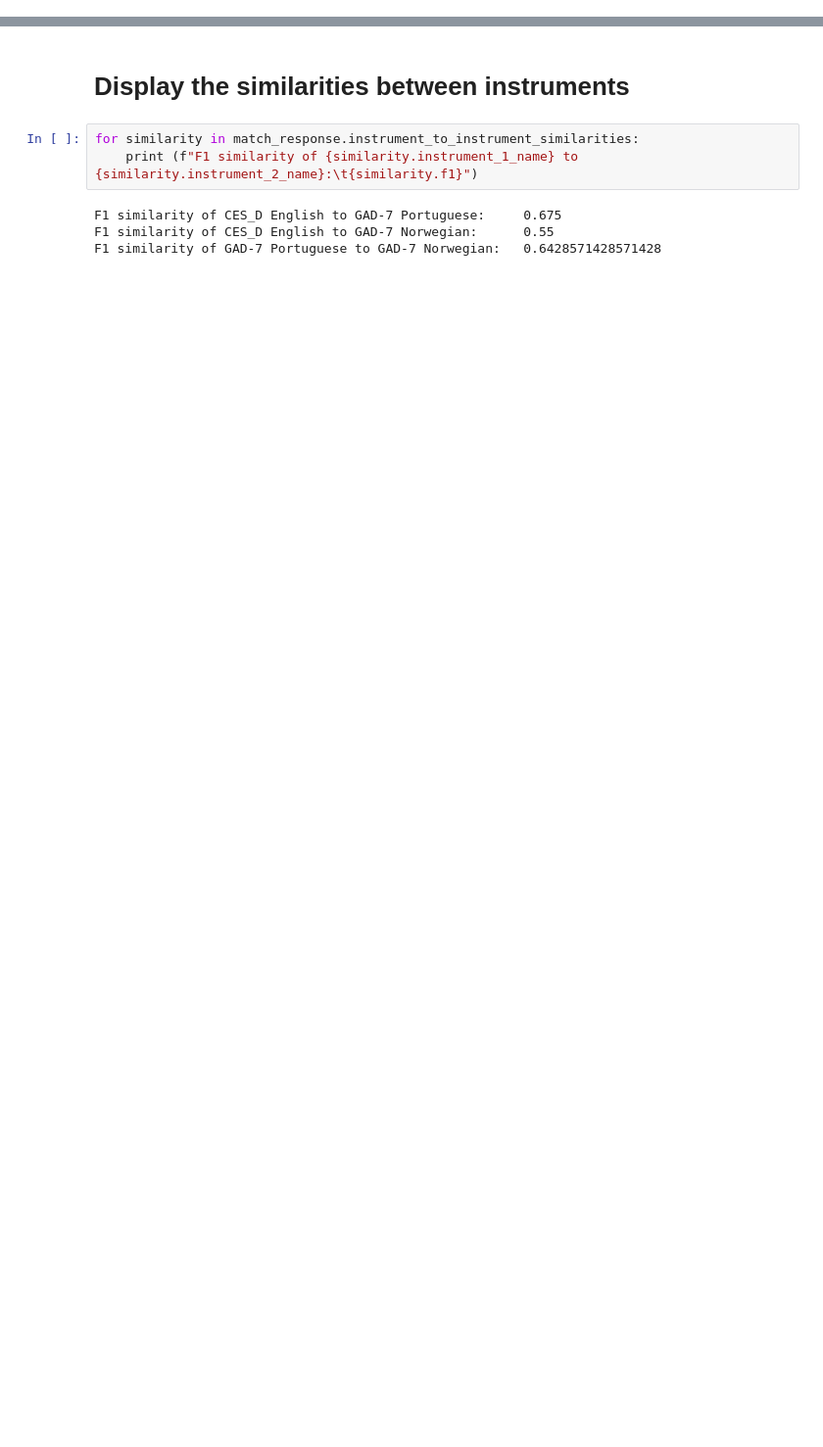
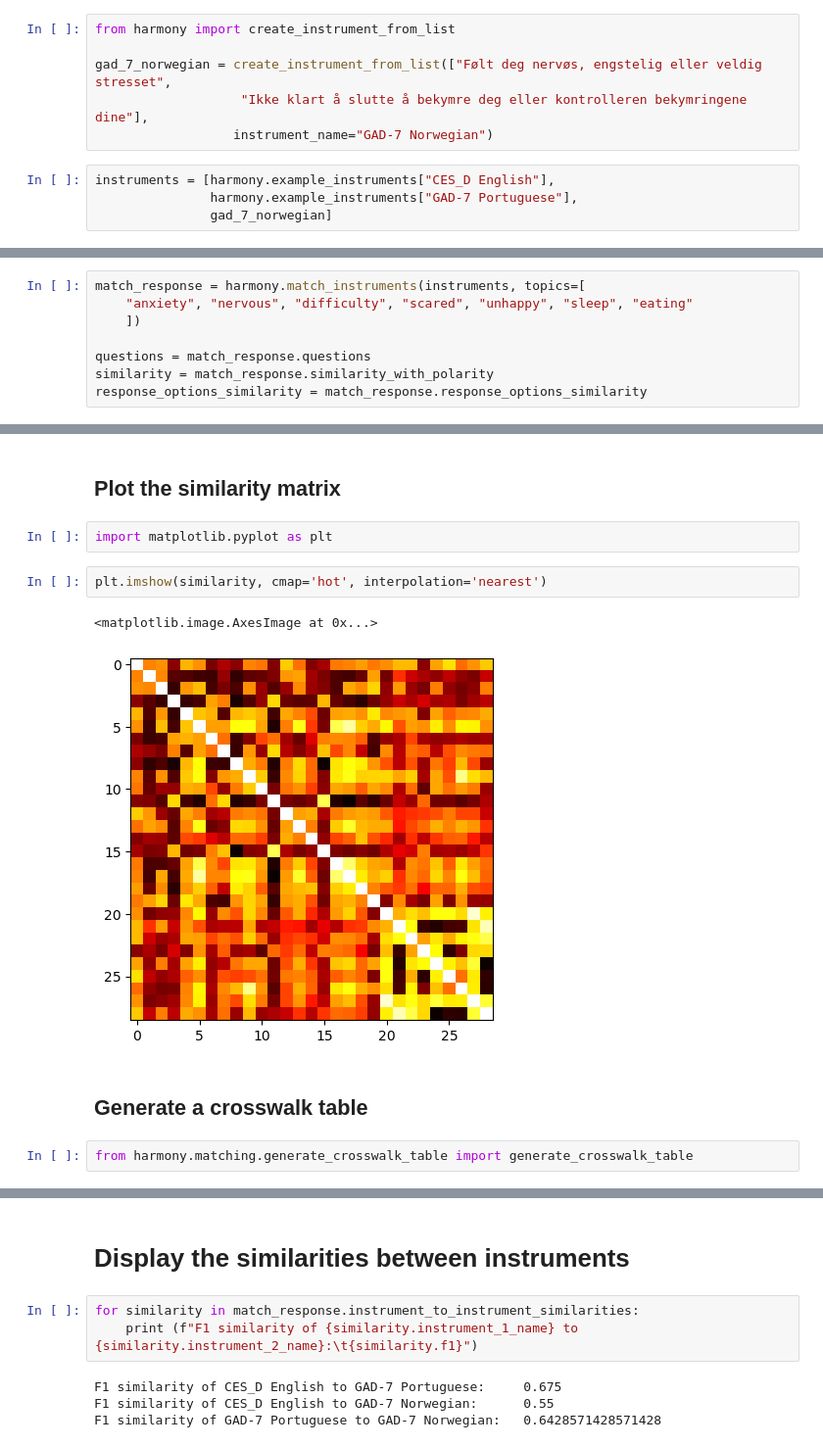
Before and after one commit to harmonydata/harmony, a Jupyter notebook: Harmony_example_walkthrough.ipynb, the cells around one changed output, grey strips where cells are left out. Shown at 98% size. Saved outputs shown, nothing was run; the diff lists cells and outputs as text; blank space fills up the shorter version.

```diff
--- a/Harmony_example_walkthrough.ipynb
+++ b/Harmony_example_walkthrough.ipynb
@@ -80,0 +79,10 @@ harmony.util.convert_matches_to_dataframe(match_response)
+# %%
+from harmony import create_instrument_from_list
+
+gad_7_norwegian = create_instrument_from_list(["Følt deg nervøs, engstelig eller veldig stresset",
+                   "Ikke klart å slutte å bekymre deg eller kontrolleren bekymringene dine"],
+                  instrument_name="GAD-7 Norwegian")
+# %%
+instruments = [harmony.example_instruments["CES_D English"],
+               harmony.example_instruments["GAD-7 Portuguese"],
+               gad_7_norwegian]
@@ -80,0 +91,8 @@ harmony.util.convert_matches_to_dataframe(match_response)
+# %%
+match_response = harmony.match_instruments(instruments, topics=[
+    "anxiety", "nervous", "difficulty", "scared", "unhappy", "sleep", "eating"
+    ])
+
+questions = match_response.questions
+similarity = match_response.similarity_with_polarity
+response_options_similarity = match_response.response_options_similarity
@@ -80,0 +167,13 @@ harmony.util.convert_matches_to_dataframe(match_response)
+# %% [markdown]
+## Plot the similarity matrix
+# %%
+import matplotlib.pyplot as plt
+# %%
+plt.imshow(similarity, cmap='hot', interpolation='nearest')
+# %% [output]
+<matplotlib.image.AxesImage at 0x...>
+[figure, added]
+# %% [markdown]
+## Generate a crosswalk table
+# %%
+from harmony.matching.generate_crosswalk_table import generate_crosswalk_table
```
Also changed, not shown: parts of 31 cells of this notebook.
